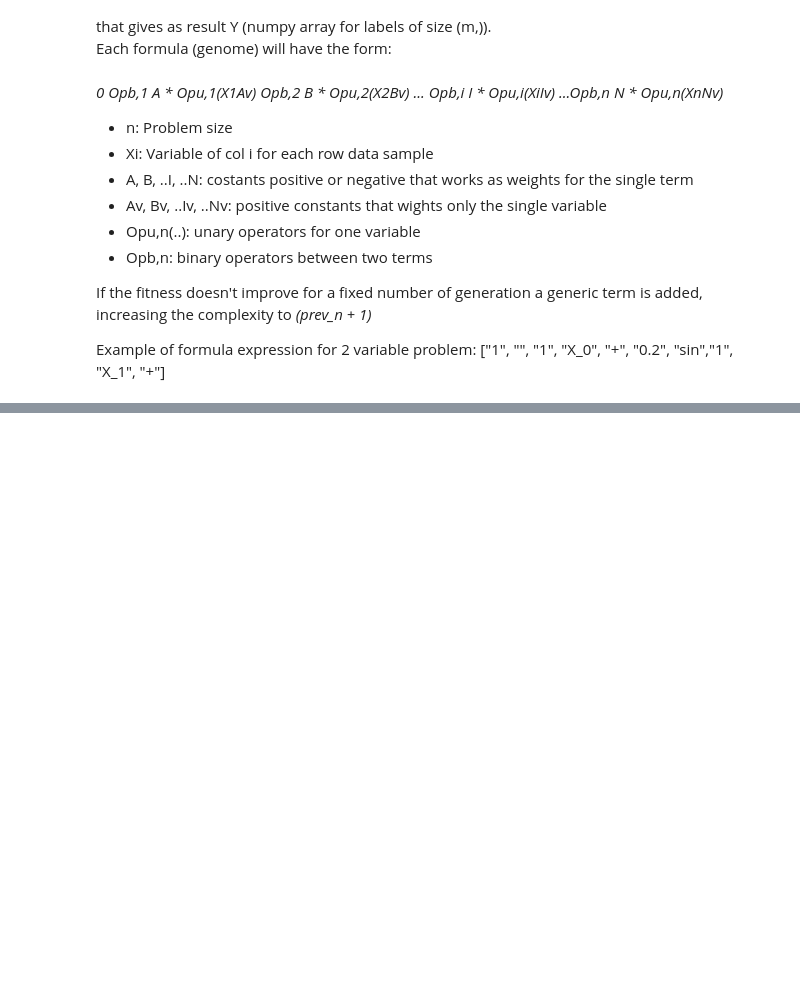
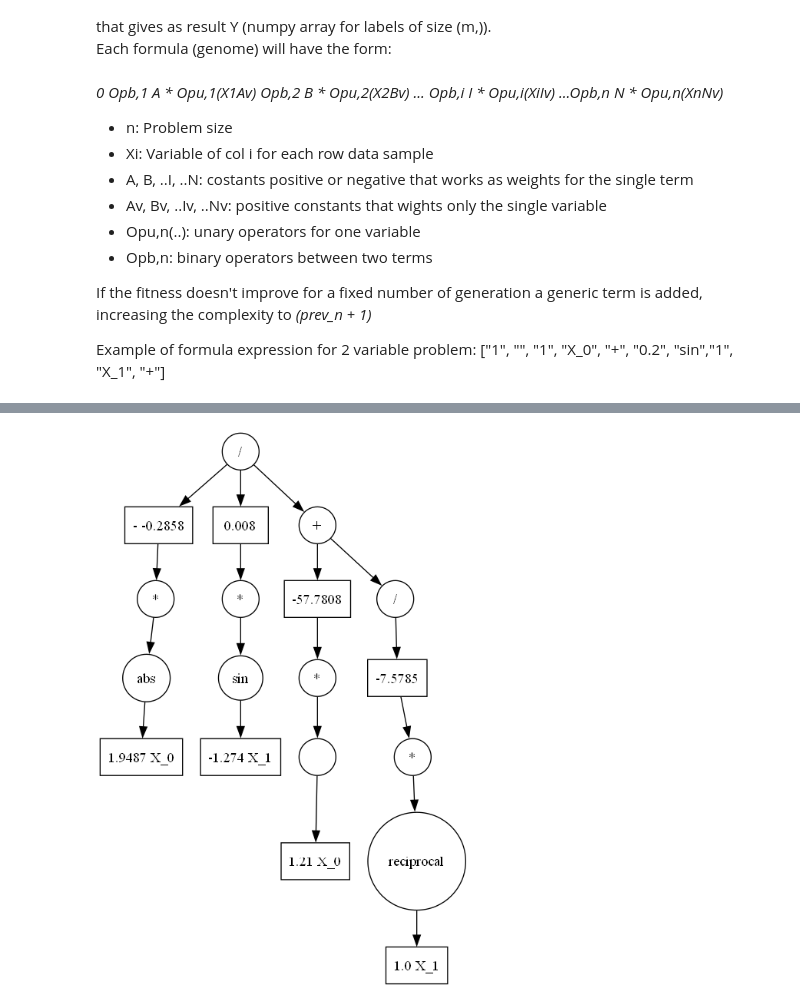
Before and after one commit to Lorkenzo/CI2024_project-work, a Jupyter notebook: src/genalg.ipynb, the cells around one changed output, grey strips where cells are left out. Saved outputs shown, nothing was run; the diff lists cells and outputs as text; code cells hidden in the pictures; blank space fills up the shorter version.

Commit message:
Visualization of the tree added, starting tournament and costant generation improved

```diff
--- a/src/genalg.ipynb
+++ b/src/genalg.ipynb
@@ -617,0 +742,4 @@ Winner of Final Tounament : Individual(genome=[1, '', 1, np.str_('X_0'), '+', -0
+# %%
+print("initial best")
+print(winner.fitness)
+w = fine_tune_winner(winner,DATA,LABELS)
@@ -618,3 +752,15 @@ Winner of Final Tounament : Individual(genome=[1, '', 1, np.str_('X_0'), '+', -0
+# %%
+from importlib import reload
+import visualization
+import graphviz
+from IPython.display import Image, display
+reload(visualization)
+
+graph = visualization.create_formula_graph(w.genome)
+img = graph.pipe("png")
+display(Image(img))
+# %% [output]
+[figure, added]
 # %%
 def compute_FX_FINAL(F,X, Y)->np.ndarray:
 
```
Also changed, not shown: parts of 26 cells of this notebook, 2 other files.
